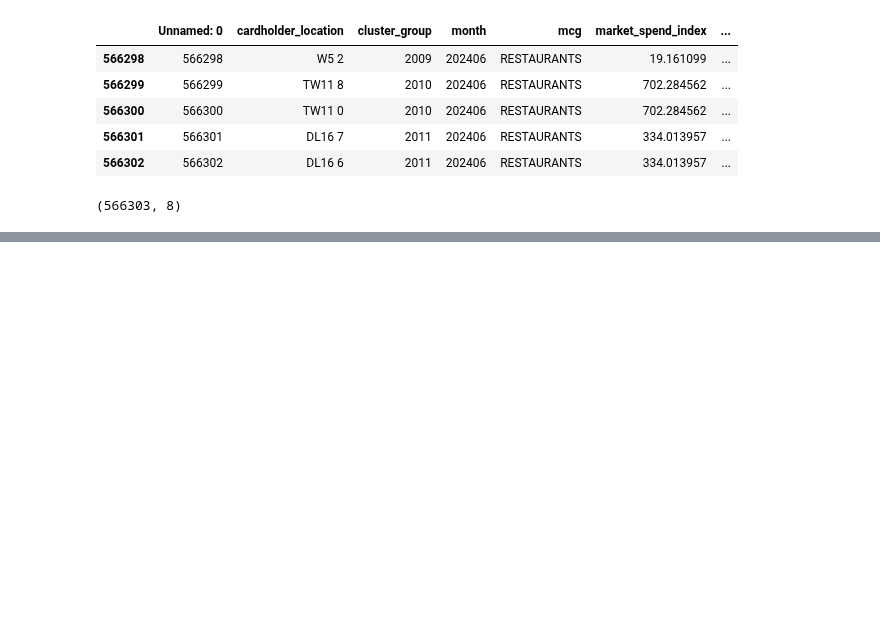
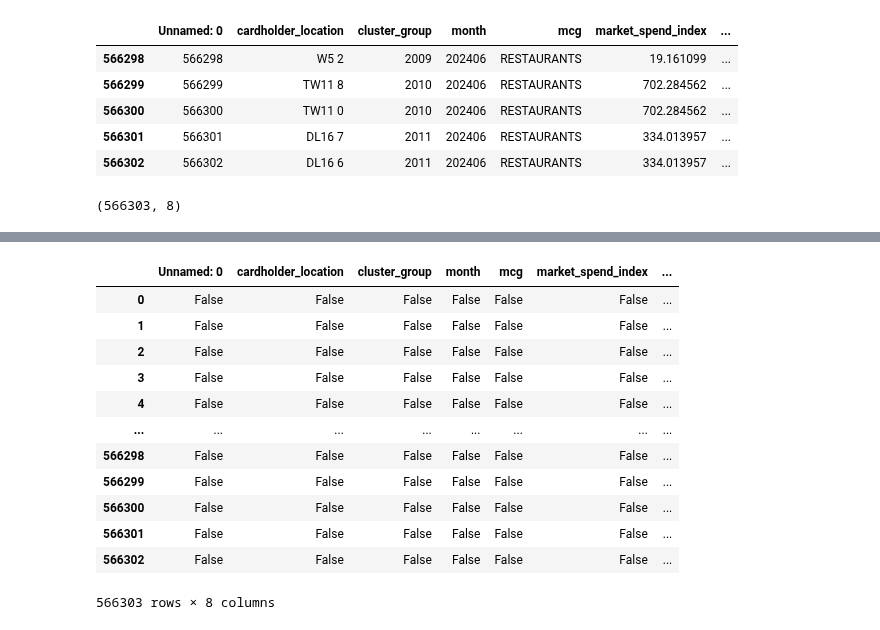
Before and after one commit to 2026413-png/Statistical-Techniques-for-Data-Analysis-CA-SEP-2026, a Jupyter notebook: 2026413_Statistics.ipynb, the cells around one changed output, grey strips where cells are left out. Saved outputs shown, nothing was run; the diff lists cells and outputs as text; code cells hidden in the pictures; blank space fills up the shorter version.

```diff
--- a/2026413_Statistics.ipynb
+++ b/2026413_Statistics.ipynb
@@ -28,0 +48,16 @@ df.shape
+# %%
+df.isnull()
+# %% [output]
+|  | Unnamed: 0 | cardholder_location | cluster_group | month | mcg | market_spend_index | ... |
+| 0 | False | False | False | False | False | False | ... |
+| 1 | False | False | False | False | False | False | ... |
+| 2 | False | False | False | False | False | False | ... |
+| 3 | False | False | False | False | False | False | ... |
+| 4 | False | False | False | False | False | False | ... |
+| ... | ... | ... | ... | ... | ... | ... | ... |
+| 566298 | False | False | False | False | False | False | ... |
+| 566299 | False | False | False | False | False | False | ... |
+| 566300 | False | False | False | False | False | False | ... |
+| 566301 | False | False | False | False | False | False | ... |
+| 566302 | False | False | False | False | False | False | ... |
+566303 rows × 8 columns
```
Also changed, not shown: parts of 8 cells of this notebook.
